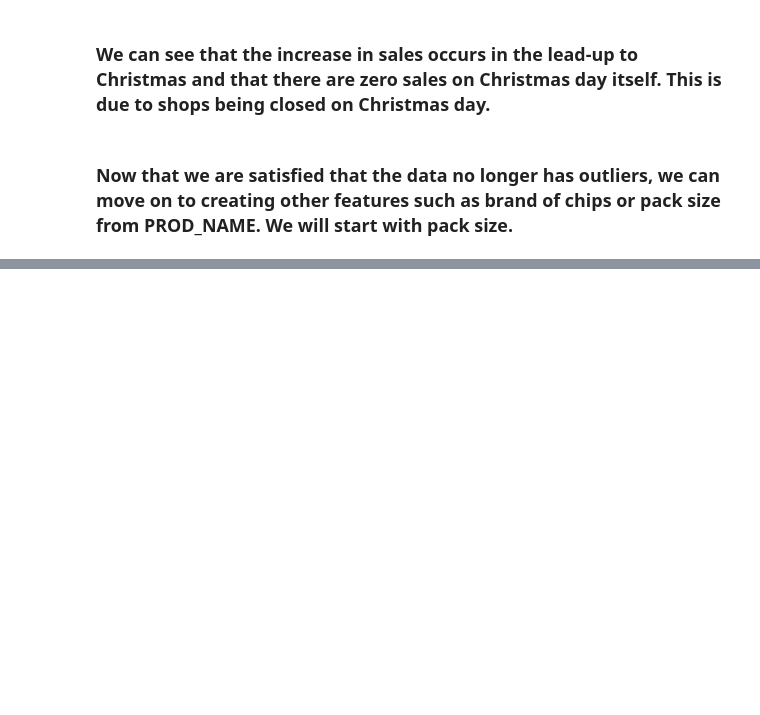
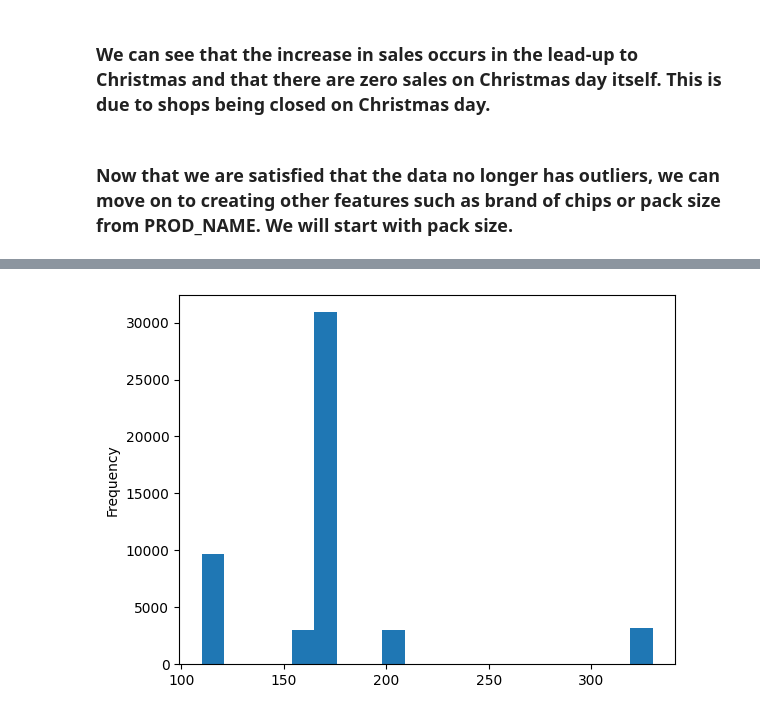
Before and after one commit to nayeem29dse/Quantium-customer-purchasing-behaviours, a Jupyter notebook: Quantium Virtual Internship - Retail Strategy and Analytics - Task 1.ipynb, the cells around one changed output, grey strips where cells are left out. Saved outputs shown, nothing was run; the diff lists cells and outputs as text; code cells hidden in the pictures; blank space fills up the shorter version.

```diff
--- a/Quantium Virtual Internship - Retail Strategy and Analytics - Task 1.ipynb
+++ b/Quantium Virtual Internship - Retail Strategy and Analytics - Task 1.ipynb
@@ -268,0 +303,6 @@ print(december_data.sort_values('num_transactions').head())
+# %%
+plt.figure()
+chips['PACK_SIZE'].plot(kind='hist', bins=20)
+plt.show()
+# %% [output]
+[figure, added]
```
Also changed, not shown: parts of 5 cells of this notebook.
